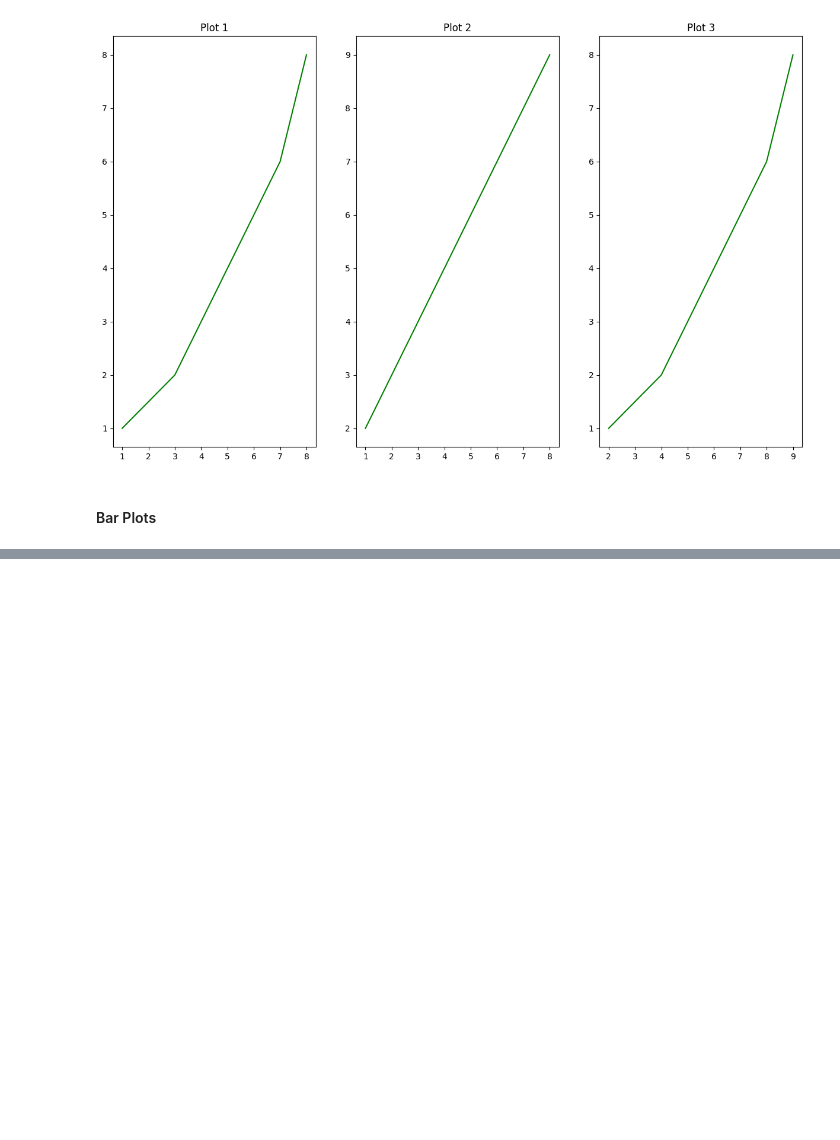
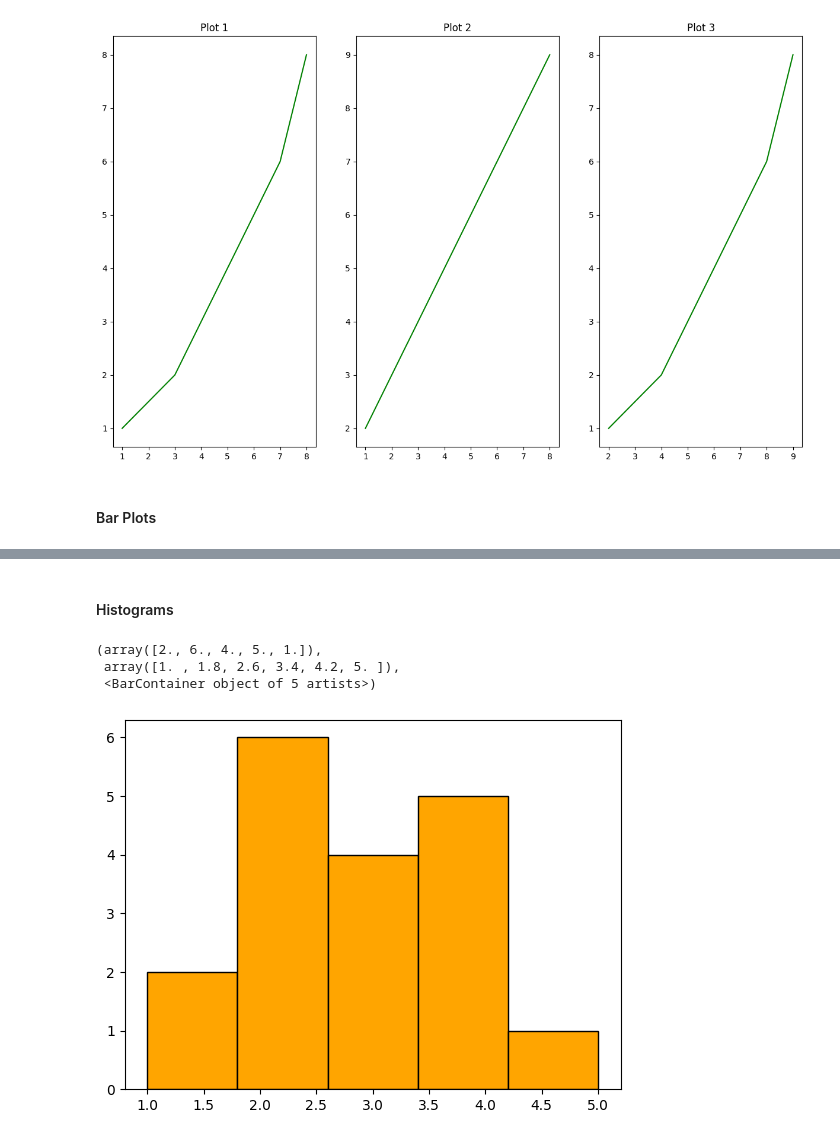
Before and after one commit to KaushalNaik02/Data-Analysis-With-Python-DS, a Jupyter notebook: 04-Data_visualization_Matplotlib.ipynb, the cells around one changed output, grey strips where cells are left out. Drawn from its saved outputs; the diff is of its cells as text; code cells hidden in the pictures; blank space fills up the shorter version.

```diff
--- a/04-Data_visualization_Matplotlib.ipynb
+++ b/04-Data_visualization_Matplotlib.ipynb
@@ -55,0 +58,10 @@ plt.bar(categories,valuews,color=("yellow"))
+# %% [markdown]
+#### Histograms
+# %%
+numbers = [2,3,3,4,5,4,2,1,2,2,2,3,4,2,1,3,4,4]
+plt.hist(numbers,bins=5,color=("Orange"),edgecolor=("Black"))        # Here The bins is the number of bins we want to see in the histogram
+# %% [output]
+(array([2., 6., 4., 5., 1.]),
+ array([1. , 1.8, 2.6, 3.4, 4.2, 5. ]),
+ <BarContainer object of 5 artists>)
+[figure, added]
```
Also changed, not shown: parts of 1 cell of this notebook.
